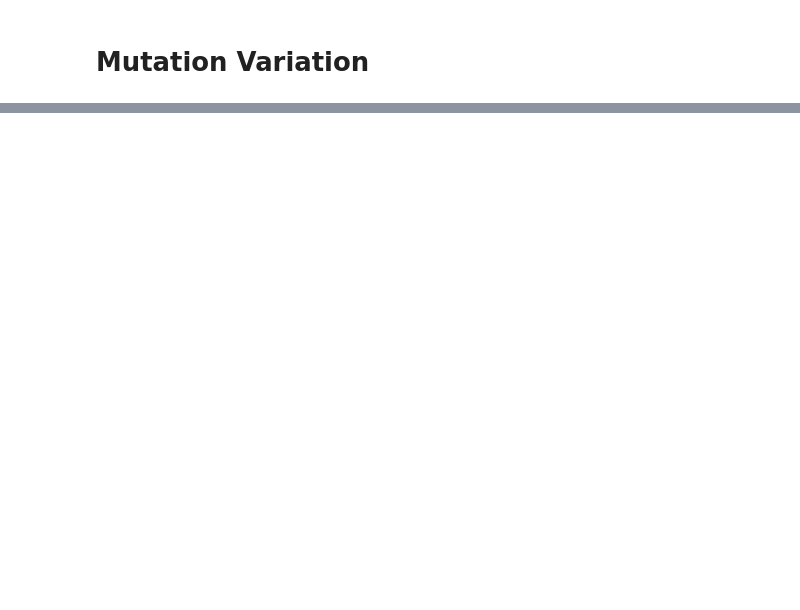
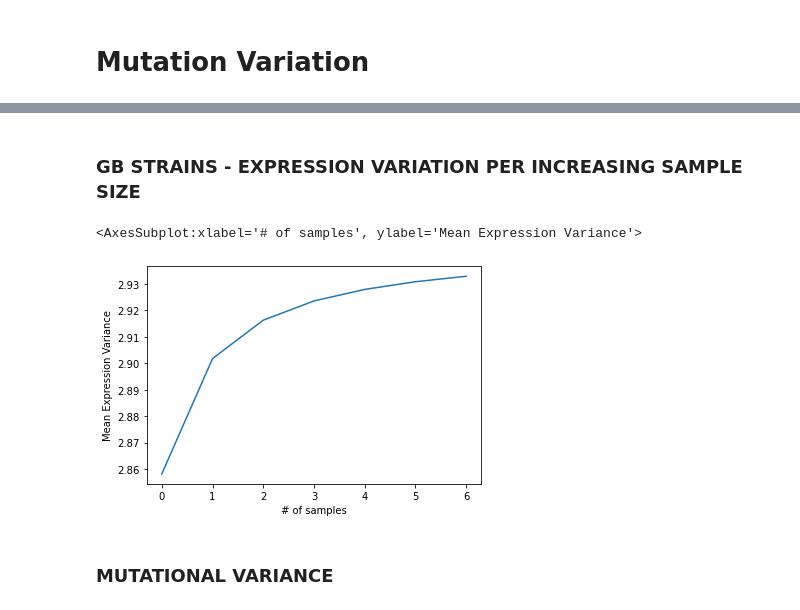
Before and after one commit to enibalogun/analysis, a Jupyter notebook: Mutational_Variance.ipynb, the cells around one changed output, grey strips where cells are left out. Saved outputs shown, nothing was run; the diff lists cells and outputs as text; code cells hidden in the pictures; blank space fills up the shorter version.

```diff
--- a/Mutational_Variance.ipynb
+++ b/Mutational_Variance.ipynb
@@ -1077,5 +2,0 @@ plt.savefig('/research/projects/chlamydomonas/MAexpression/analysis/DEGs/images/
-# %%
-## GRAPH OF THE TYPE OF EXPRESSION (WITHOUT NEITHER) PRODUCED BY CIS MUTATIONS
-a = sns.countplot(x = 'bin_width', hue = 'expression', data = possible_cis_no_neither)
-a.set_title('Type of expression produced by cis mutations')
-plt.savefig('/research/projects/chlamydomonas/MAexpression/analysis/DEGs/images/expression_without_neither_near_cis_mutations.pdf', format = 'pdf', dpi = 150, bbox_inches = 'tight')
@@ -1404,0 +253,34 @@ sns.relplot(data = data, kind = 'scatter', x = 'mutations', y = 'total_fold_chan
+# %% [markdown]
+### GB STRAINS - EXPRESSION VARIATION PER INCREASING SAMPLE SIZE
+# %%
+GB = ['GB117', 'GB119', 'GB49', 'GB141', 'GB66', 'GB57', 'GB13', 'GB123']
+GB_log2Fold = pd.DataFrame()
+
+#### COMBINING LOG2FOLD CHANGES ACROSS GENOTYPES ####
+for i in GB:
+    GB_log2Fold[i] = pd.read_csv('/research/projects/chlamydomonas/MAexpression/analysis/genes_log2fold/' + i, delimiter = "\t")['log2FoldChange']
+
+#### EXPORTING LOG2FOLD VALUES ####
+GB_log2Fold.to_csv('/research/projects/chlamydomonas/MAexpression/analysis/raw_counts/GB_log2Fold', sep = '\t', index = True, header = True)
+
+GB_log2Fold = pd.read_csv('/research/projects/chlamydomonas/MAexpression/analysis/raw_counts/GB_log2Fold', delimiter = '\t', index_col = 'Unnamed: 0')
+GB = ['GB117', 'GB49', 'GB141', 'GB66', 'GB57', 'GB13', 'GB123'] ## Everything relative to GB119
+
+permutations_object = itertools.permutations(GB)
+permutations_list = list(permutations_object)
+GB_var= pd.DataFrame()
+
+for a in range(len(permutations_list)):
+    for i in range(7):
+        df = GB_log2Fold[list(permutations_list[a][:i + 1])]
+        extended_df = pd.melt(df, value_vars = list(permutations_list[a][:i + 1]))
+        GB_var.at[a, str(i + 1)] = extended_df['value'].var()
+
+mean_expression_variance = pd.DataFrame(GB_var.mean(axis = 0), columns = ['Mean Expression Variance']).reset_index().rename(columns = {'index':'# of samples'})
+
+sns.lineplot(data = mean_expression_variance, x = '# of samples', y = 'Mean Expression Variance')
+# %% [output]
+<AxesSubplot:xlabel='# of samples', ylabel='Mean Expression Variance'>
+[figure, added]
+# %% [markdown]
+### MUTATIONAL VARIANCE
```
Also changed, not shown: parts of 96 cells of this notebook, 4 other files.
